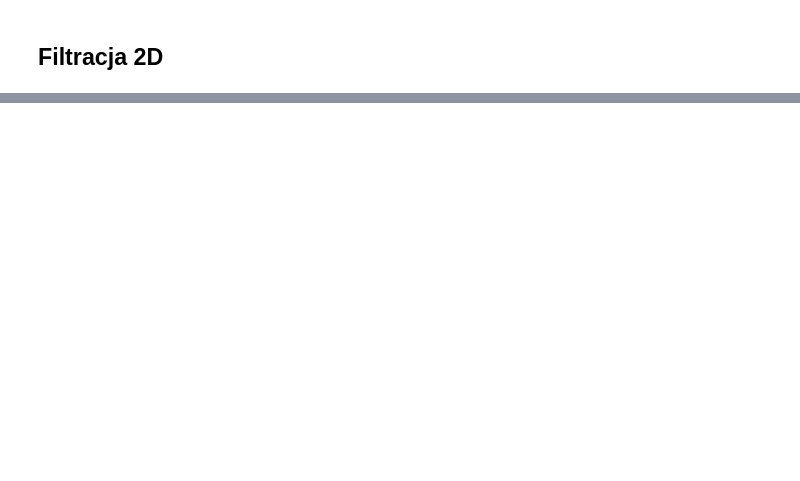
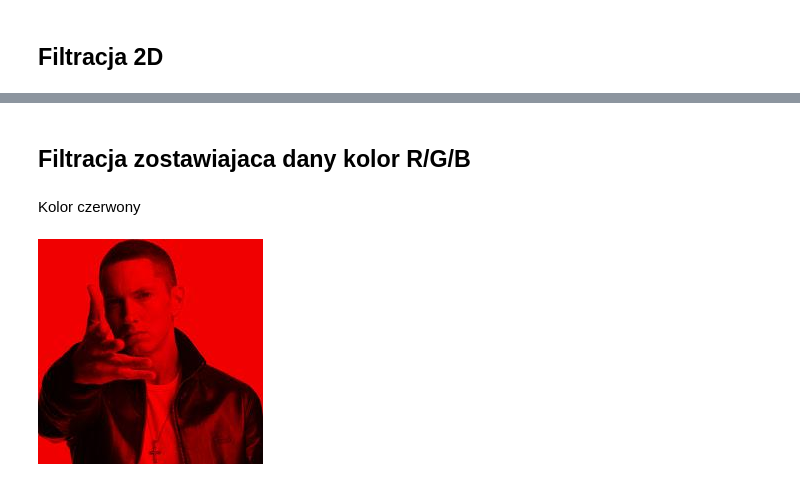
Before and after one commit to kodzib/TP-projekt-3, a Jupyter notebook: oddanie_projektu.ipynb, the cells around one changed output, grey strips where cells are left out. Saved outputs shown, nothing was run; the diff lists cells and outputs as text; code cells hidden in the pictures; blank space fills up the shorter version.

```diff
--- a/oddanie_projektu.ipynb
+++ b/oddanie_projektu.ipynb
@@ -72,0 +80,2 @@ A tak wygląda syngał po filtracji
+# %% [markdown]
+## Filtracja zostawiajaca dany kolor R/G/B
@@ -72,0 +87,6 @@ A tak wygląda syngał po filtracji
+# %% [markdown]
+Kolor czerwony
+# %%
+Image(filename="Czerwony.jpg")
+# %% [output]
+[figure, added]
```
Also changed, not shown: parts of 14 cells of this notebook.
